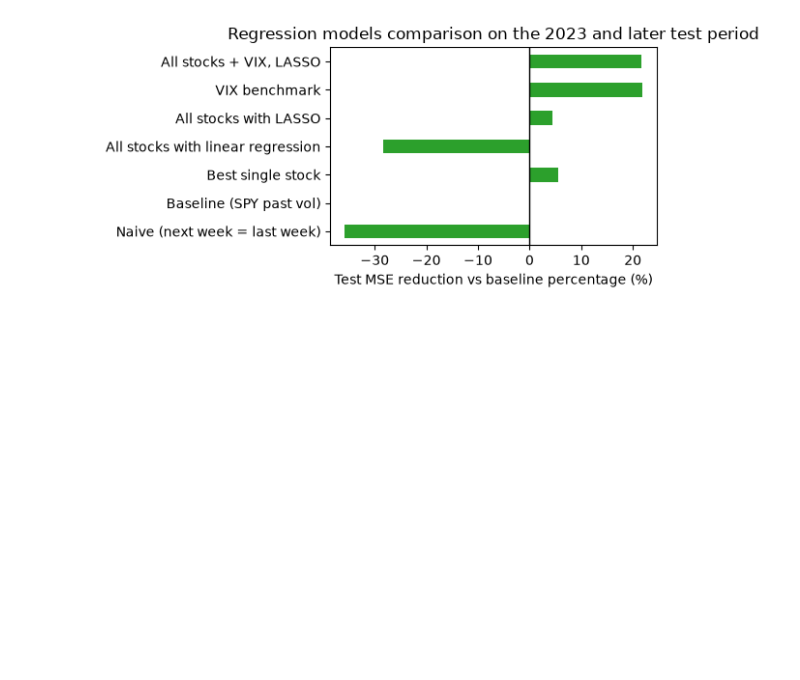
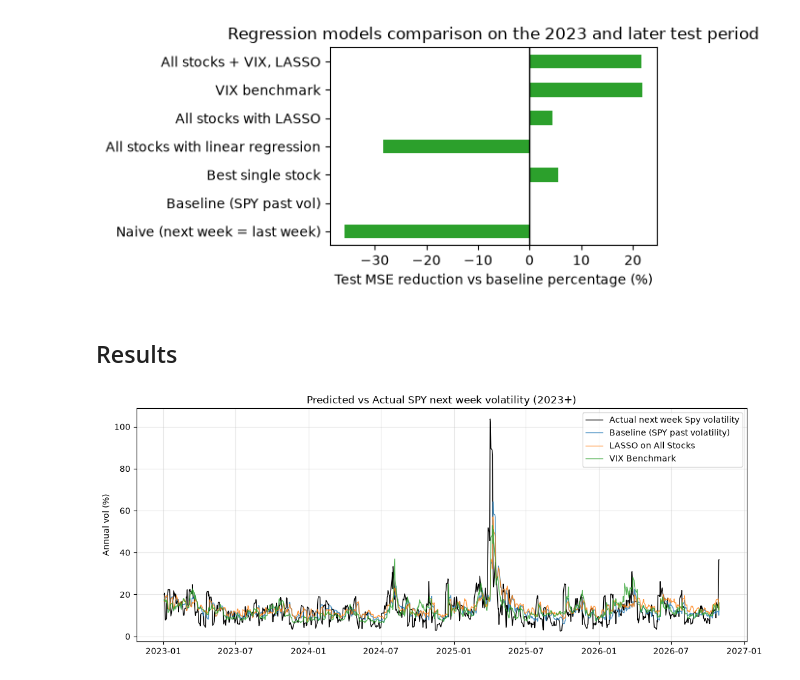
Before and after one commit to clayhunt/381-Final-Project, a Jupyter notebook: Regression.ipynb, the cells around one changed output. Drawn from its saved outputs; the diff is of its cells as text; code cells hidden in the pictures; blank space fills up the shorter version.

Commit message:
added results

```diff
--- a/Regression.ipynb
+++ b/Regression.ipynb
@@ -213,6 +287,7 @@ plt.show()
 Helper Functions and Linear Regression: We fit a linear regression model on the training data using columns and return the test MSE,R^2, and fitted model
 # %%
 def fit_and_score(cols):
+    """Fitting linear regresion on training data using cols. Returns test MSE, test R2 and model."""
     model = LinearRegression().fit(X_train[cols], y_train)
     pred = model.predict(X_test[cols])
     scores =  {"test_MSE": mean_squared_error(y_test, pred),
@@ -220,7 +295,8 @@ def fit_and_score(cols):
             }
     return scores, model
 
-def pct_reduct(mse): # pct reduction vs baseline Positive = better than baseline
+def pct_reduct(mse):
+    """Percent reduction vs baseline. Positive is better than baseline"""
     base = baseline_scores["test_MSE"]
     return (base - mse)/base*100
 # %% [markdown]
@@ -325,7 +401,7 @@ ALPHAS = np.logspace(-3, 1.5, 60)     # lambda values to try (sklearn calls it a
 
 
 def lasso_cv(cols):
-
+    """Standardizing columns and pick lambda with TimeSeriesSplit. Then refit the lasso on all training data"""
     scaler = StandardScaler().fit(X_train[cols])
     Xtr = scaler.transform(X_train[cols])
 
@@ -341,6 +417,7 @@ def lasso_cv(cols):
 
 
 def lasso_test_scores(model, scaler, cols):
+    """Test MSE and R2 for given model and columns"""
 
     pred = model.predict(scaler.transform(X_test[cols]))
     return {"test_MSE": mean_squared_error(y_test, pred),
@@ -506,3 +583,28 @@ All stocks with LASSO                59.671    0.154                     4.474
 VIX benchmark                        48.868    0.308                    21.768
 All stocks + VIX, LASSO              48.950    0.306                    21.637
 [figure]
+# %% [markdown]
+## Results
+# %%
+# Running predictions for the test period (2023 +) from the trained models
+
+preds = pd.DataFrame({
+    "Actual": y_test,
+    "Baseline (SPY past volatility)": baseline_model.predict(X_test[BASELINE_COLS]),
+    "LASSO on All Stocks": lasso_model.predict(lasso_scaler.transform(X_test[ALL_COLS])),
+    "VIX Benchmark": vix_model.predict(X_test[BASELINE_COLS + ["vix"]]),
+
+}, index=y_test.index)
+
+#Predicted vs actual plot
+fig, ax = plt.subplots(figsize=(13,5))
+ax.plot(preds.index, preds["Actual"], lw=1, color="black", label="Actual next week Spy volatility")
+for col in ["Baseline (SPY past volatility)", "LASSO on All Stocks", "VIX Benchmark"]:
+    ax.plot(preds.index, preds[col], lw=1, alpha=0.8, label=col)
+ax.set_ylabel("Annual vol (%)")
+ax.set_title("Predicted vs Actual SPY next week volatility (2023+)")
+ax.legend()
+ax.grid(alpha=0.3)
+plt.show()
+# %% [output]
+[figure, added]
```
Also changed, not shown: parts of 14 cells of this notebook, 2 other files.
